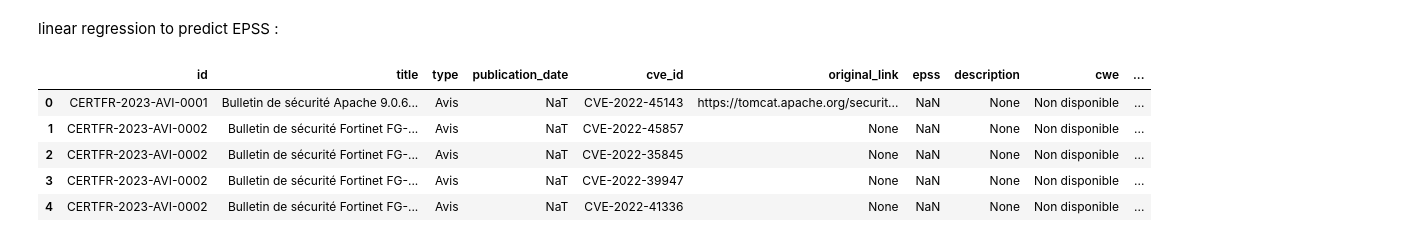
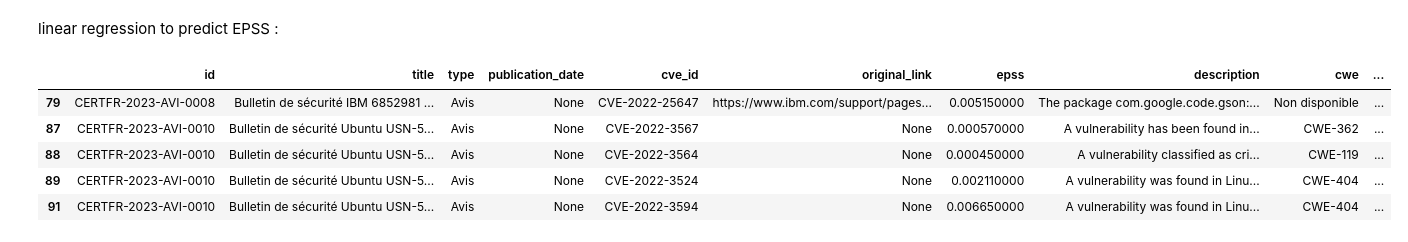
Before and after one commit to 3arly1/projet-mastercamp-data, a Jupyter notebook: mastercamp.ipynb, the cells around one changed output. Drawn from its saved outputs; the diff is of its cells as text; code cells hidden in the pictures.

```diff
--- a/mastercamp.ipynb
+++ b/mastercamp.ipynb
@@ -305,7 +305,10 @@ df.head(5)
 # %%
 # cleaning the DataFrame
 
-df_cleaned = df.dropna(subset=['cvss', 'cve_id', 'epss'])
+df_cleaned = df.dropna(subset=['cvss', 'cve_id', 'epss']).copy()
+
+# Encodage de la colonne 'type' : 0 = Avis, 1 = Alerte
+df_cleaned['type_encoded'] = df_cleaned['type'].map({'Avis': 0, 'Alerte': 1})
 
 print(df.shape)
 print(df_cleaned.shape)
@@ -464,11 +464,11 @@ plt.show()
 # %% [markdown]
 linear regression to predict EPSS :
 # %%
-df.head()
+df_cleaned.head(5)
 # %% [output]
 |  | id | title | type | publication_date | cve_id | original_link | epss | description | cwe | ... |
-| 0 | CERTFR-2023-AVI-0001 | Bulletin de sécurité Apache 9.0.6... | Avis | NaT | CVE-2022-45143 | https://tomcat.apache.org/securit... | NaN | None | Non disponible | ... |
-| 1 | CERTFR-2023-AVI-0002 | Bulletin de sécurité Fortinet FG-... | Avis | NaT | CVE-2022-45857 | None | NaN | None | Non disponible | ... |
-| 2 | CERTFR-2023-AVI-0002 | Bulletin de sécurité Fortinet FG-... | Avis | NaT | CVE-2022-35845 | None | NaN | None | Non disponible | ... |
-| 3 | CERTFR-2023-AVI-0002 | Bulletin de sécurité Fortinet FG-... | Avis | NaT | CVE-2022-39947 | None | NaN | None | Non disponible | ... |
-| 4 | CERTFR-2023-AVI-0002 | Bulletin de sécurité Fortinet FG-... | Avis | NaT | CVE-2022-41336 | None | NaN | None | Non disponible | ... |
+| 79 | CERTFR-2023-AVI-0008 | Bulletin de sécurité IBM 6852981 ... | Avis | None | CVE-2022-25647 | https://www.ibm.com/support/pages... | 0.005150000 | The package com.google.code.gson:... | Non disponible | ... |
+| 87 | CERTFR-2023-AVI-0010 | Bulletin de sécurité Ubuntu USN-5... | Avis | None | CVE-2022-3567 | None | 0.000570000 | A vulnerability has been found in... | CWE-362 | ... |
+| 88 | CERTFR-2023-AVI-0010 | Bulletin de sécurité Ubuntu USN-5... | Avis | None | CVE-2022-3564 | None | 0.000450000 | A vulnerability classified as cri... | CWE-119 | ... |
+| 89 | CERTFR-2023-AVI-0010 | Bulletin de sécurité Ubuntu USN-5... | Avis | None | CVE-2022-3524 | None | 0.002110000 | A vulnerability was found in Linu... | CWE-404 | ... |
+| 91 | CERTFR-2023-AVI-0010 | Bulletin de sécurité Ubuntu USN-5... | Avis | None | CVE-2022-3594 | None | 0.006650000 | A vulnerability was found in Linu... | CWE-404 | ... |
```
Also changed, not shown: parts of 10 cells of this notebook.
